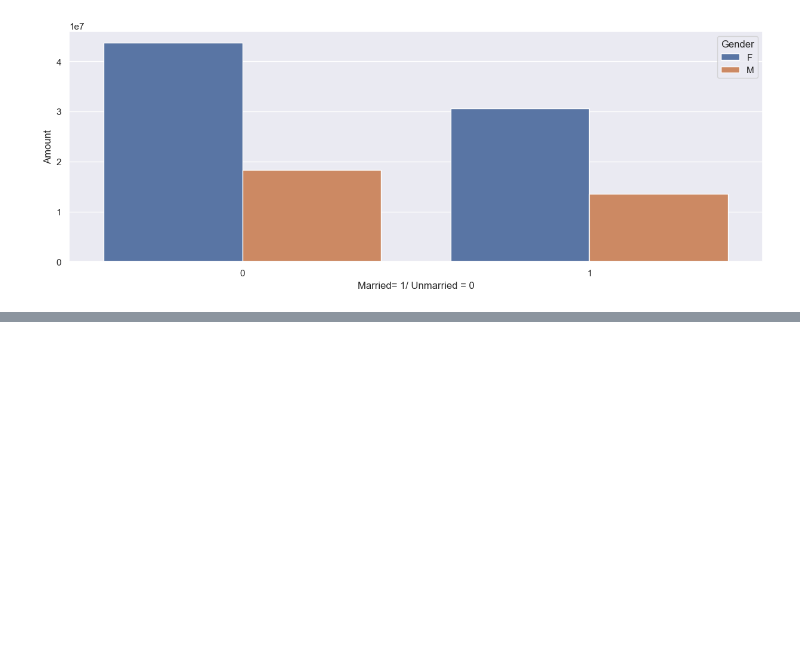
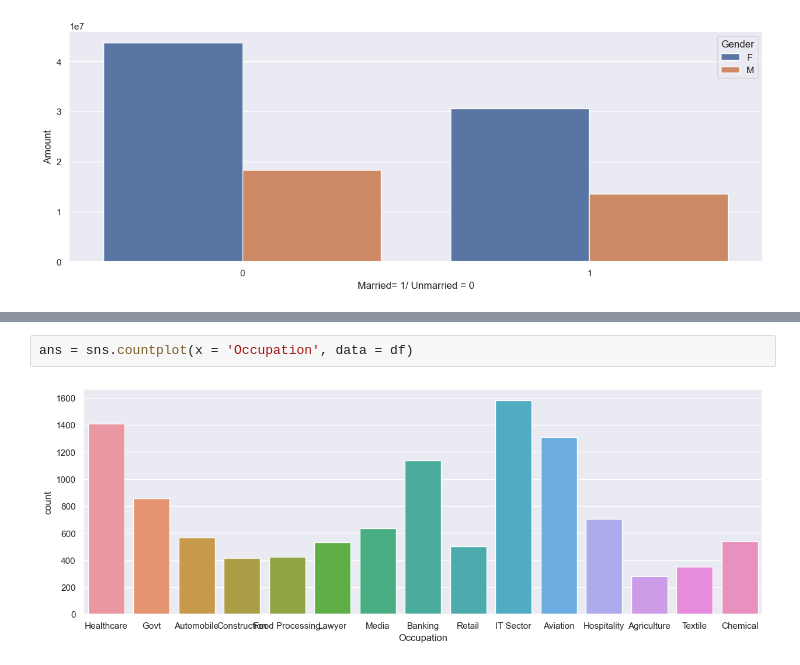
Before and after one commit to Manoj-Ghosh/Sales_Analysis_Project, a Jupyter notebook: Sales_Analysis.ipynb, the cells around one changed output, grey strips where cells are left out. Cells and saved outputs as stored; diff of their text form; blank space fills up the shorter version.

```diff
--- a/Sales_Analysis.ipynb
+++ b/Sales_Analysis.ipynb
@@ -406,0 +414,4 @@ sns.barplot(x = 'Married= 1/ Unmarried = 0', y = 'Amount', hue= 'Gender', data =
+# %%
+ans = sns.countplot(x = 'Occupation', data = df)
+# %% [output]
+[figure, added]
```
Also changed, not shown: parts of 2 cells of this notebook.
